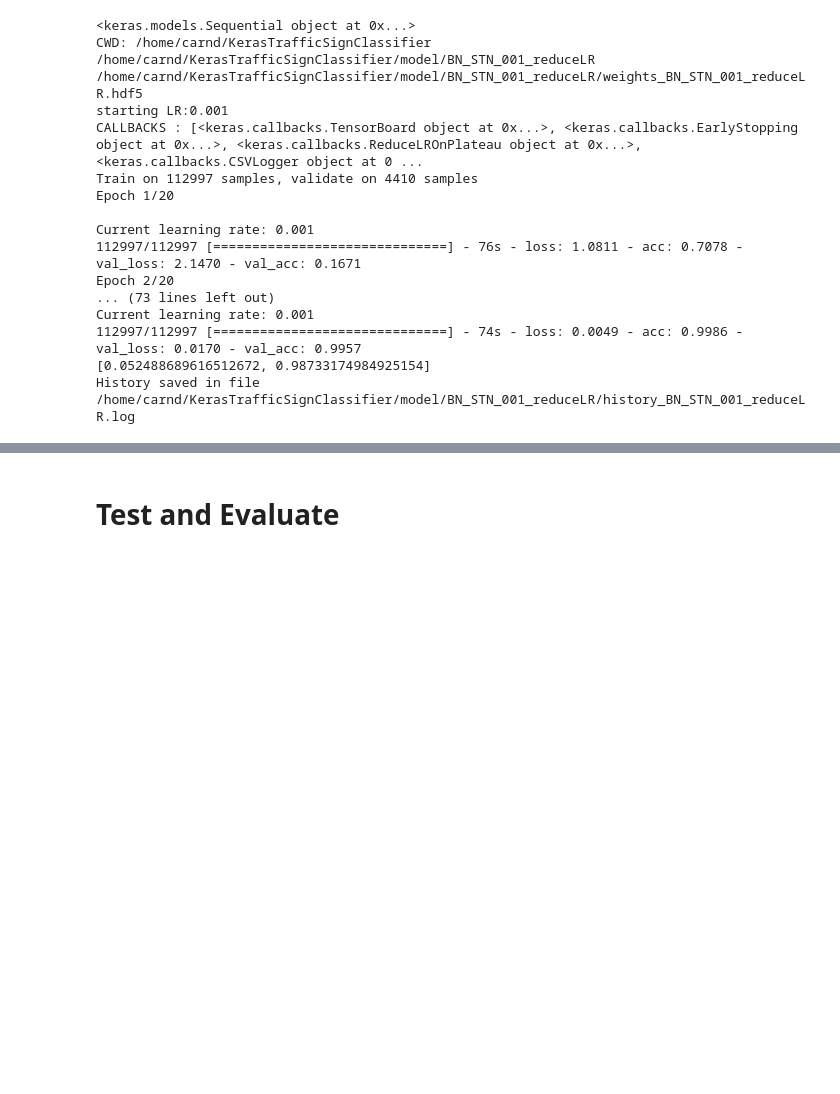
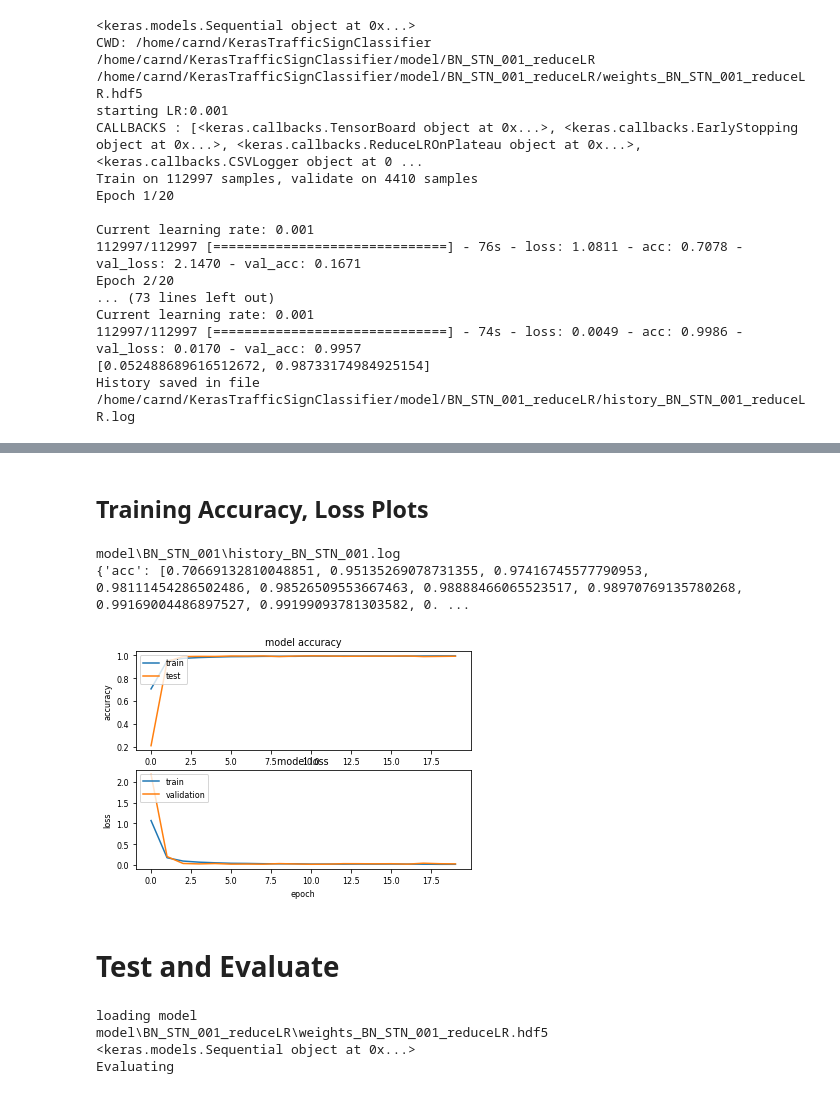
Before and after one commit to saritanavuluru/ML, a Jupyter notebook: capstone/KerasGTSB/Explore.ipynb, the cells around one changed output, grey strips where cells are left out. Drawn from its saved outputs; the diff is of its cells as text; code cells hidden in the pictures; blank space fills up the shorter version.

```diff
--- a/capstone/KerasGTSB/Explore.ipynb
+++ b/capstone/KerasGTSB/Explore.ipynb
@@ -688,2 +723,39 @@ UnboundLocalError: local variable 'history' referenced before assignment
+# %% [markdown]
+## Training Accuracy, Loss Plots
+# %%
+label = "BN_STN_001"
+suffix = '.log'
+no_stn_his_f = os.path.join(params.model_dir,label,'history_'+label+suffix)
+print(no_stn_his_f)
+
+file = open(no_stn_his_f,'rb')
+model_history = pickle.load(file)
+file.close()
+
+print(model_history)
+
+plt.figure(1)
+plt.subplot(211)
+plt.plot(model_history['acc'])
+plt.plot(model_history['val_acc'])
+plt.title('model accuracy')
+plt.ylabel('accuracy')
+plt.xlabel('epoch')
+plt.legend(['train', 'test'], loc='upper left')
+
+ # summarize history for loss
+
+plt.subplot(212)
+plt.plot(model_history['loss'])
+plt.plot(model_history['val_loss'])
+plt.title('model loss')
+plt.ylabel('loss')
+plt.xlabel('epoch')
+plt.legend(['train', 'validation'], loc='upper left')
+plt.show()
+# %% [output]
+model\BN_STN_001\history_BN_STN_001.log
+{'acc': [0.70669132810048851, 0.95135269078731355, 0.97416745577790953, 0.98111454286502486, 0.98526509553667463, 0.98888466065523517, 0.98970769135780268, 0.99169004486897527, 0.99199093781303582, 0. ...
+[figure, added]
 # %% [markdown]
 # Test and Evaluate
@@ -695,0 +762,33 @@ predictions = np.argmax(prob, axis=1)
+# %%
+
+#load models
+from keras.models import load_model
+import Models
+
+
+#model_deep= load_model('deep_cnn_89_all_aug_on_hae.h5',custom_objects={'STN':SpatialTransformer})
+
+print("loading model ")
+label = "BN_STN_001_reduceLR"
+weights_file = os.path.join(params.model_dir,label,"weights_"+label+".hdf5")
+print(weights_file)
+#weights_file="weights_deep_cnn_98.hdf5"
+model = Models.deep_cnn_model(flag_BN=True,flag_STN=True)
+model.compile(loss='categorical_crossentropy',
+              optimizer=Adam(),
+              metrics=['accuracy'])
+
+
+model.load_weights(weights_file)
+
+print("Evaluating")
+#load the best model
+#evaluate= model.evaluate(X_test,y_test_e,verbose=True)
+#prob = model.predict(X_test)
+#predictions = np.argmax(prob, axis=1)
+#print(predictions)
+# %% [output]
+loading model
+model\BN_STN_001_reduceLR\weights_BN_STN_001_reduceLR.hdf5
+<keras.models.Sequential object at 0x...>
+Evaluating
```
Also changed, not shown: parts of 24 cells of this notebook.
